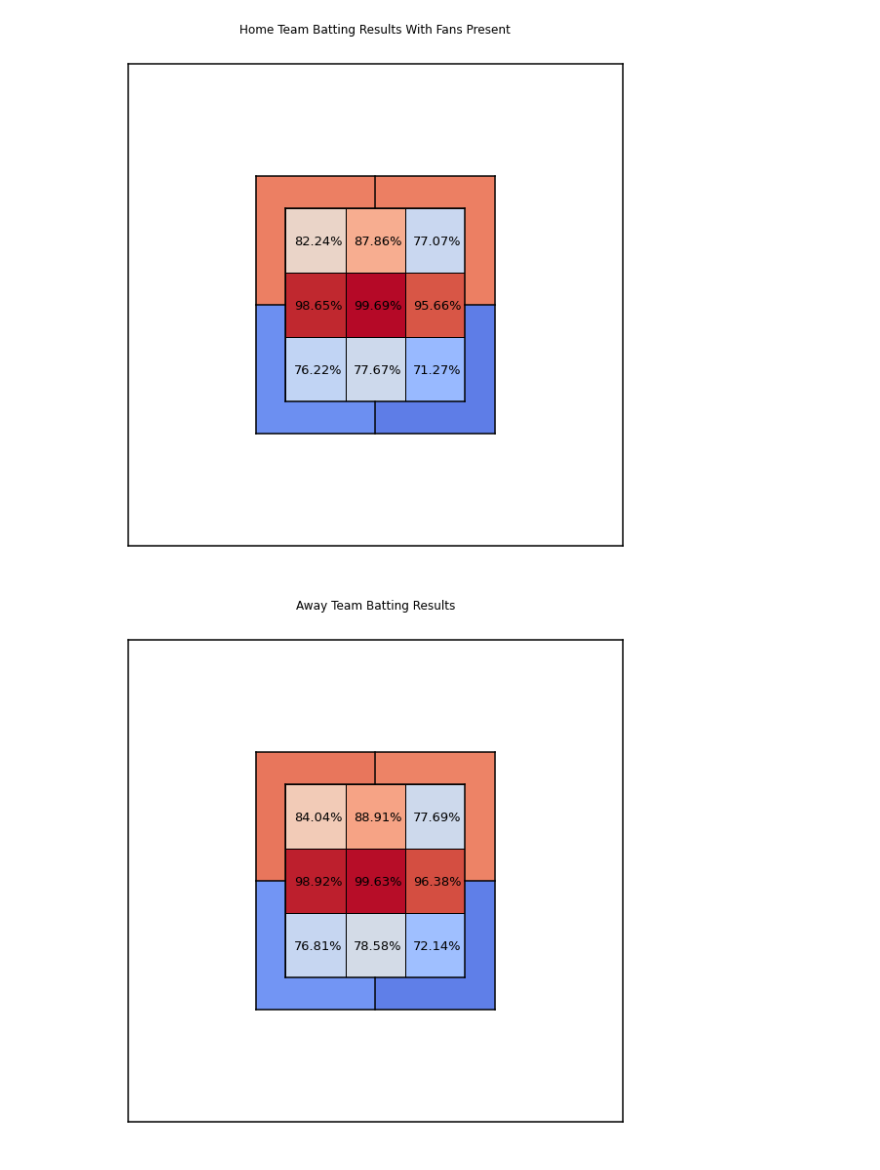
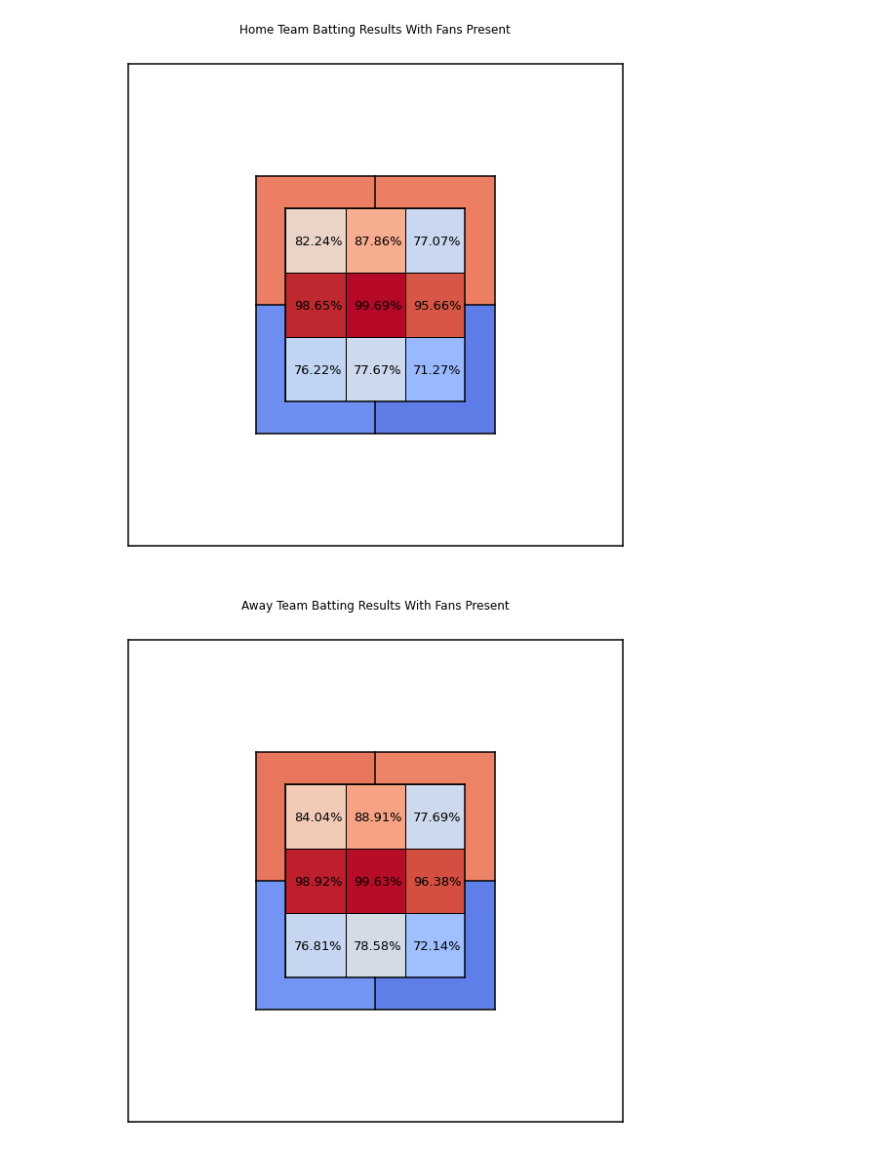
Before and after one commit to tmckeon531/umpire_bias, a Jupyter notebook: Home v Away with Fans.ipynb, the cells around one changed output. Saved outputs shown, nothing was run; the diff lists cells and outputs as text; code cells hidden in the pictures.

```diff
--- a/Home v Away with Fans.ipynb
+++ b/Home v Away with Fans.ipynb
@@ -432,32 +432,32 @@ plt.plot([-.9666,-.9666],[1.1666,3.833], color="black")
 plt.plot([.9666,.9666],[1.1666,3.833], color="black")
 plt.plot([-.9666,.9666],[1.166,1.166], color="black")
 plt.plot([-.9666,.9666],[3.833,3.833], color="black")
 
 plt.plot([0,0],[3.5,3.833], color="black")
 plt.plot([0,0],[1.16666,1.5], color="black")
 plt.plot([-.9666,-.725],[2.5,2.5], color="black")
 plt.plot([.725,.9666],[2.5,2.5], color="black")
 
 ax.spines['top'].set_visible(False)
 ax.spines['right'].set_visible(False)
 ax.spines['left'].set_visible(False)
 ax.spines['bottom'].set_visible(False)
 ax.set_xticks([])
 ax.set_yticks([])
 
 for i, value in enumerate(inside_zone_list(pitch_data_fans_away)): #inside data here
     rect = patch.Rectangle(rectangles[i], .4833, .6666, linewidth=1, edgecolor='black', facecolor=cmap(norm(value)))
     ax.add_patch(rect)
     ax.text(centers[i][0], centers[i][1], '{:.2f}%'.format(inside_zone_list(pitch_data_fans_away)[i]), fontsize = 13)
 
 for i, value in enumerate(outside_zone_list(pitch_data_fans_away)): #outside_data_here
     rect1 =  patch.Rectangle(outside_rectangles[i][0], outside_rectangles[i][1], outside_rectangles[i][2], linewidth=0, edgecolor='black', facecolor=cmap(out_norm(value)))
     rect2 = patch.Rectangle(outside_rectangles[i][3], outside_rectangles[i][4], outside_rectangles[i][5], linewidth=0, edgecolor='black', facecolor=cmap(out_norm(value)))
     ax.add_patch(rect1)
     ax.add_patch(rect2)
 
-ax.set_title("Away Team Batting Results")
+ax.set_title("Away Team Batting Results With Fans Present")
 
 plt.show()
 # %% [output]
-[figure, old version]
+[figure, new version]
```
